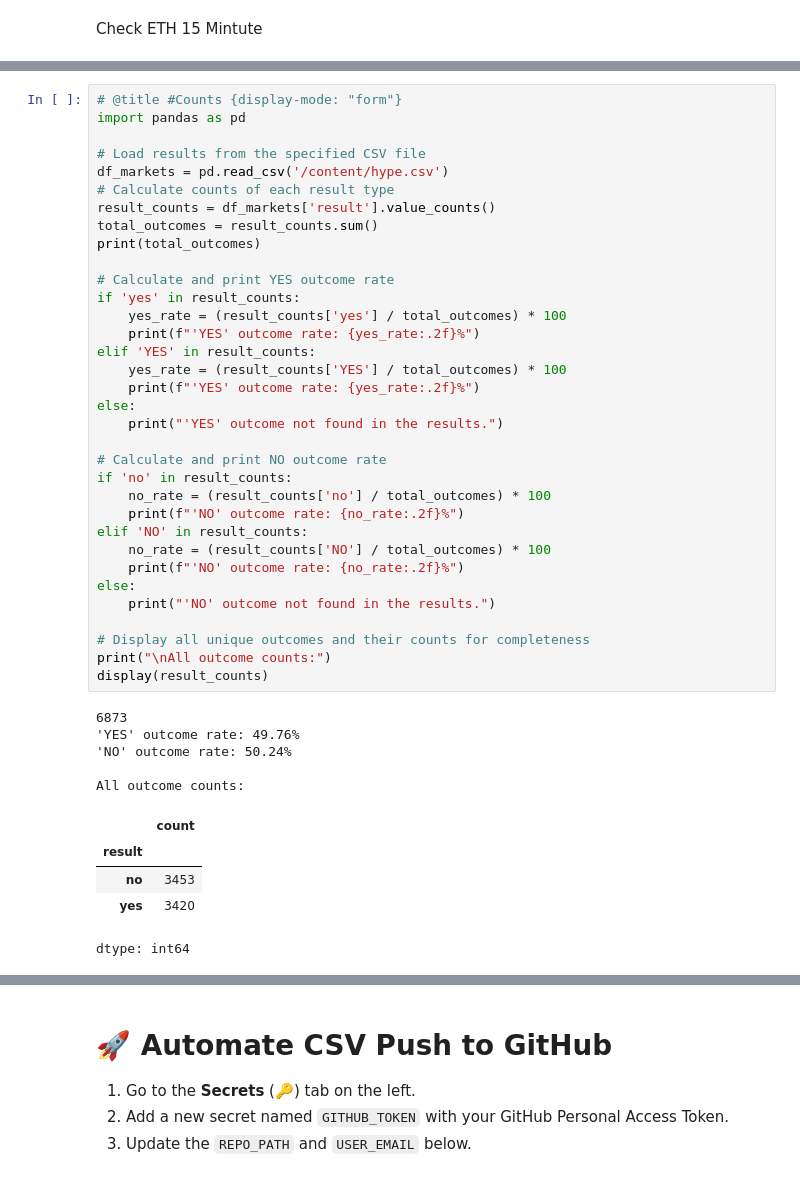
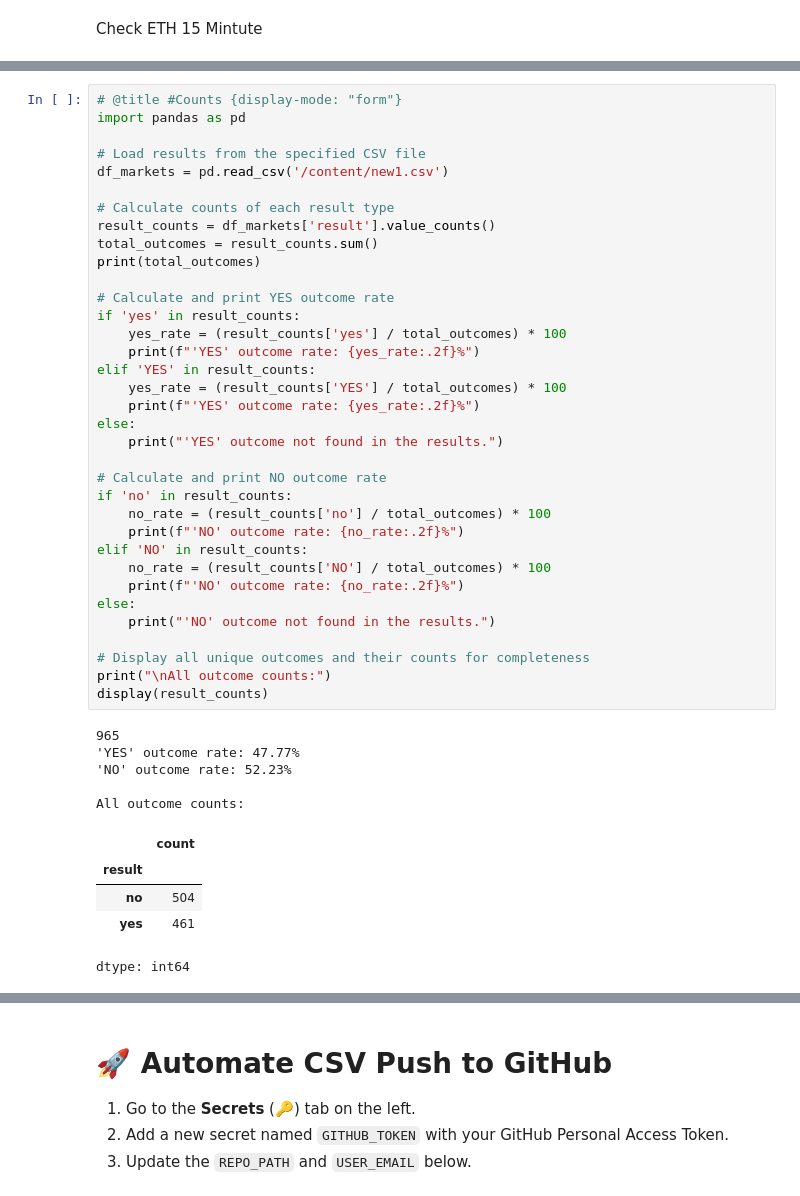
Before and after one commit to JohnEvans89/Kalshi_API_Test, a Jupyter notebook: Kalshi_Colab.ipynb, the cells around one changed output, grey strips where cells are left out. Cells and saved outputs as stored; diff of their text form.

```diff
--- a/Kalshi_Colab.ipynb
+++ b/Kalshi_Colab.ipynb
@@ -362,45 +198,46 @@ df_markets.to_csv('SOhL.csv', index=False)
 import pandas as pd
 
 # Load results from the specified CSV file
-df_markets = pd.read_csv('/content/hype.csv')
+df_markets = pd.read_csv('/content/new1.csv')
+
 # Calculate counts of each result type
 result_counts = df_markets['result'].value_counts()
 total_outcomes = result_counts.sum()
 print(total_outcomes)
 
 # Calculate and print YES outcome rate
 if 'yes' in result_counts:
     yes_rate = (result_counts['yes'] / total_outcomes) * 100
     print(f"'YES' outcome rate: {yes_rate:.2f}%")
 elif 'YES' in result_counts:
     yes_rate = (result_counts['YES'] / total_outcomes) * 100
     print(f"'YES' outcome rate: {yes_rate:.2f}%")
 else:
     print("'YES' outcome not found in the results.")
 
 # Calculate and print NO outcome rate
 if 'no' in result_counts:
     no_rate = (result_counts['no'] / total_outcomes) * 100
     print(f"'NO' outcome rate: {no_rate:.2f}%")
 elif 'NO' in result_counts:
     no_rate = (result_counts['NO'] / total_outcomes) * 100
     print(f"'NO' outcome rate: {no_rate:.2f}%")
 else:
     print("'NO' outcome not found in the results.")
 
 # Display all unique outcomes and their counts for completeness
 print("\nAll outcome counts:")
 display(result_counts)
 # %% [output]
-6873
-'YES' outcome rate: 49.76%
-'NO' outcome rate: 50.24%
+965
+'YES' outcome rate: 47.77%
+'NO' outcome rate: 52.23%
 
 All outcome counts:
 |  | count |
 | result |  |
-| no | 3453 |
-| yes | 3420 |
+| no | 504 |
+| yes | 461 |
 dtype: int64
 # %%
 # @title # - {display-mode: "form"}
```
Also changed, not shown: parts of 14 cells of this notebook.
